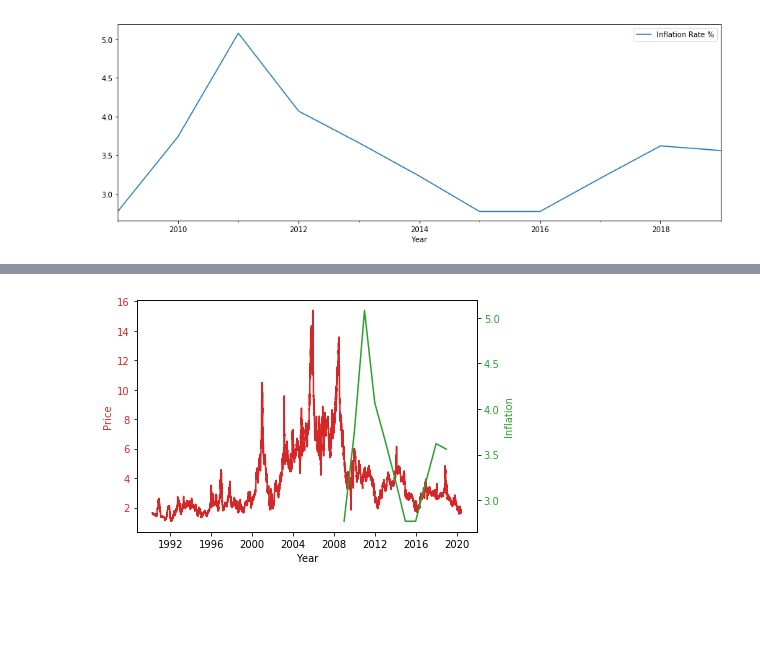
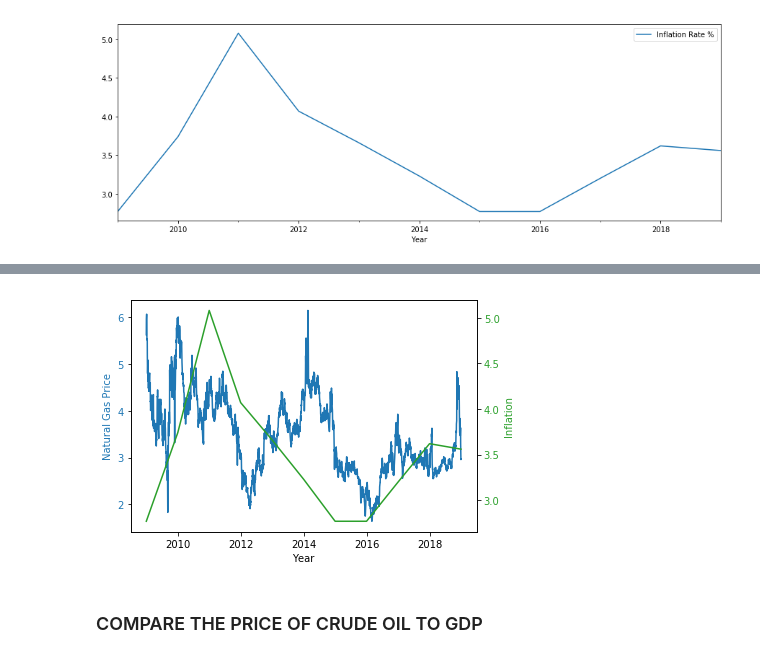
Before and after one commit to KalenAsberry12/project_one, a Jupyter notebook: Data_Jonathan.ipynb, the cells around one changed output, grey strips where cells are left out. Saved outputs shown, nothing was run; the diff lists cells and outputs as text; code cells hidden in the pictures; blank space fills up the shorter version.

Commit message:
Add files via upload
modified crude oil and natural gas data to match year range of Inflation, GDP

```diff
--- a/Data_Jonathan.ipynb
+++ b/Data_Jonathan.ipynb
@@ -140,3 +140,7 @@ ng_df4.head()
 | 2020-06-17 | 1.63 |
 | 2020-06-16 | 1.62 |
 | 2020-06-15 | 1.67 |
+# %%
+# Drop all rows before 2004-01-01
+ng_df5 = ng_df4.drop(ng_df4.loc[ng_df4.index < '2004-01-01'].index)
+ng_df5.head()
@@ -437,0 +488,6 @@ plt.show()
+# %%
+# Modify Crude Oil Price data to fit date range of Inflation data
+# Drop all rows before 2009-01-01 and after 2019-01-01
+ng_df6 = ng_df5.drop(ng_df5.loc[ng_df5.index < '2009-01-01'].index)
+ng_df6 = ng_df6.drop(ng_df6.loc[ng_df6.index > '2019-01-01'].index)
+ng_df6.head()
@@ -438,24 +502,26 @@ plt.show()
 # %%
 # Compare the price of natural gas to inflation
 # Overlay 2 plots with different y-axis onto the same plot sharing x-axis
 # Data to plot are: Natural Gas Price (ng_df4) and World Inflation (inf_df2)
 
 fig, ax1 = plt.subplots()
 
-color = 'tab:red'
+color = 'tab:blue'
 ax1.set_xlabel('Year')
-ax1.set_ylabel('Price', color=color)
-ax1.plot(ng_df4, color=color)
+ax1.set_ylabel('Natural Gas Price', color=color)
+ax1.plot(ng_df6, color=color)
 ax1.tick_params(axis='y', labelcolor=color)
 
 ax2 = ax1.twinx()  # instantiate a second axes that shares the same x-axis
 
 color = 'tab:green'
 ax2.set_ylabel('Inflation', color=color)  # we already handled the x-label with ax1
 ax2.plot(inf_df2, color=color)
 ax2.tick_params(axis='y', labelcolor=color)
 
 fig.tight_layout()  # otherwise the right y-label is slightly clipped
 plt.show()
 # %% [output]
-[figure, old version]
+[figure, new version]
+# %% [markdown]
+### COMPARE THE PRICE OF CRUDE OIL TO GDP
```
Also changed, not shown: parts of 20 cells of this notebook.
